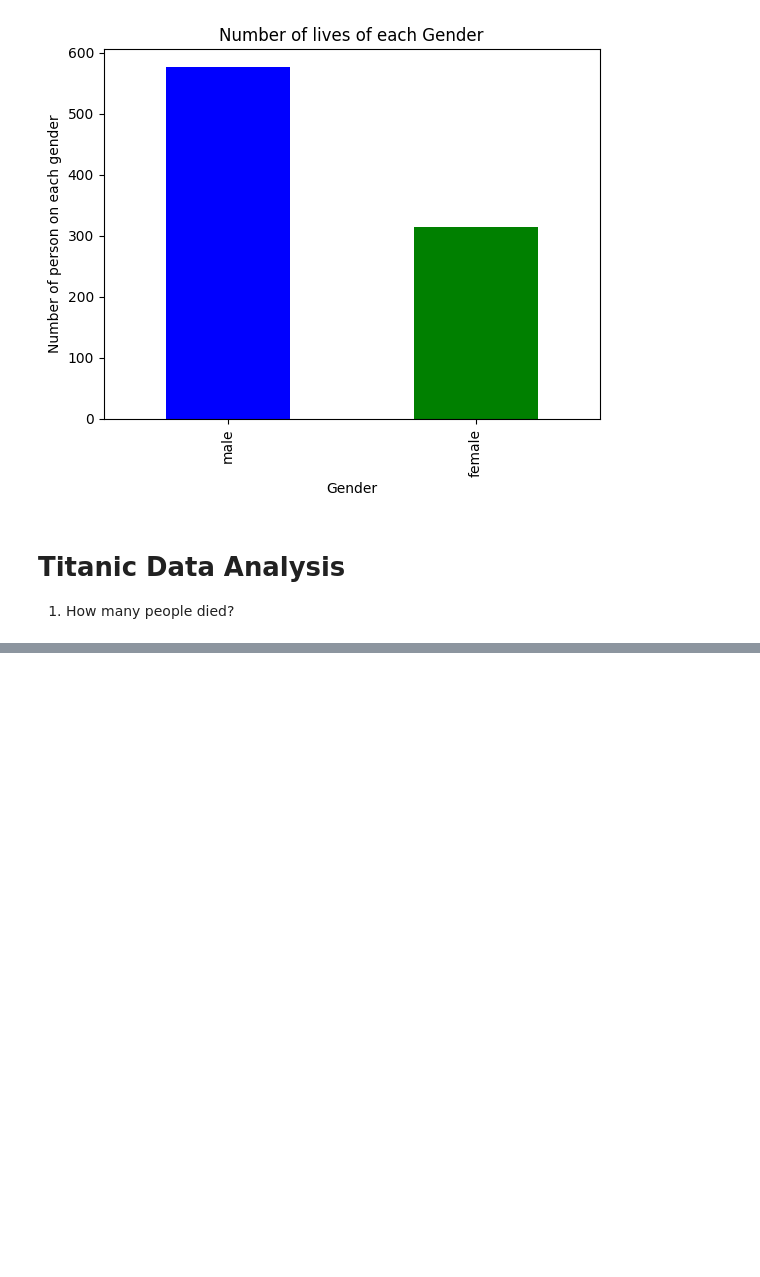
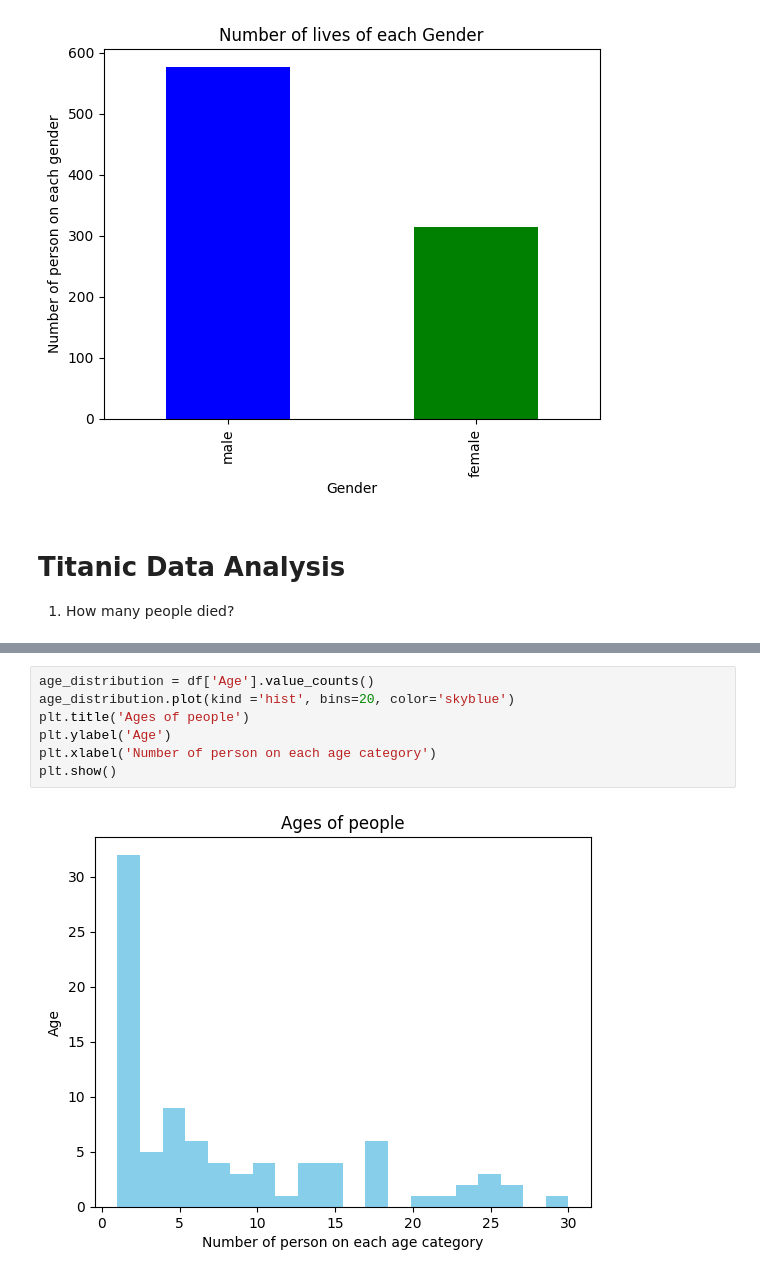
Before and after one commit to byambaa1982/python_cources_for_beginers, a Jupyter notebook: titanic_data_analysis/titanic_data_visualization.ipynb, the cells around one changed output, grey strips where cells are left out. Saved outputs shown, nothing was run; the diff lists cells and outputs as text; blank space fills up the shorter version.

```diff
--- a/titanic_data_analysis/titanic_data_visualization.ipynb
+++ b/titanic_data_analysis/titanic_data_visualization.ipynb
@@ -121,0 +138,9 @@ plt.show()
+# %%
+age_distribution = df['Age'].value_counts()
+age_distribution.plot(kind ='hist', bins=20, color='skyblue')
+plt.title('Ages of people')
+plt.ylabel('Age')
+plt.xlabel('Number of person on each age category')
+plt.show()
+# %% [output]
+[figure, added]
```
Also changed, not shown: parts of 11 cells of this notebook.
